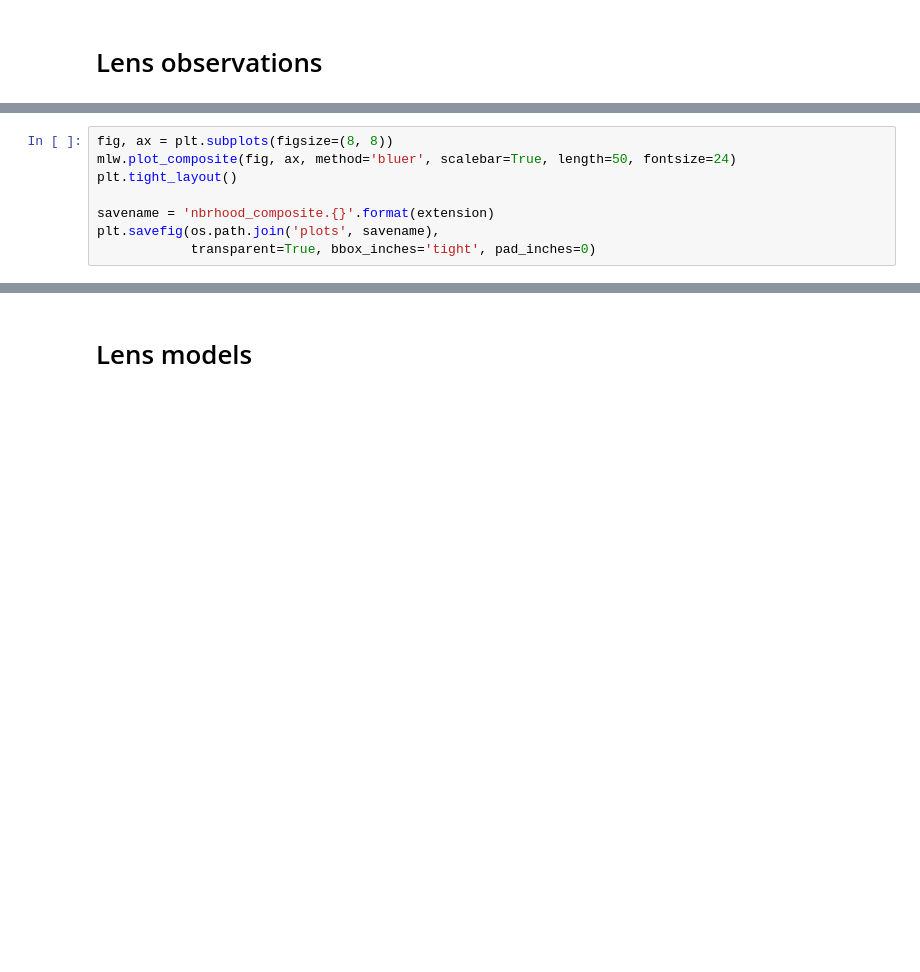
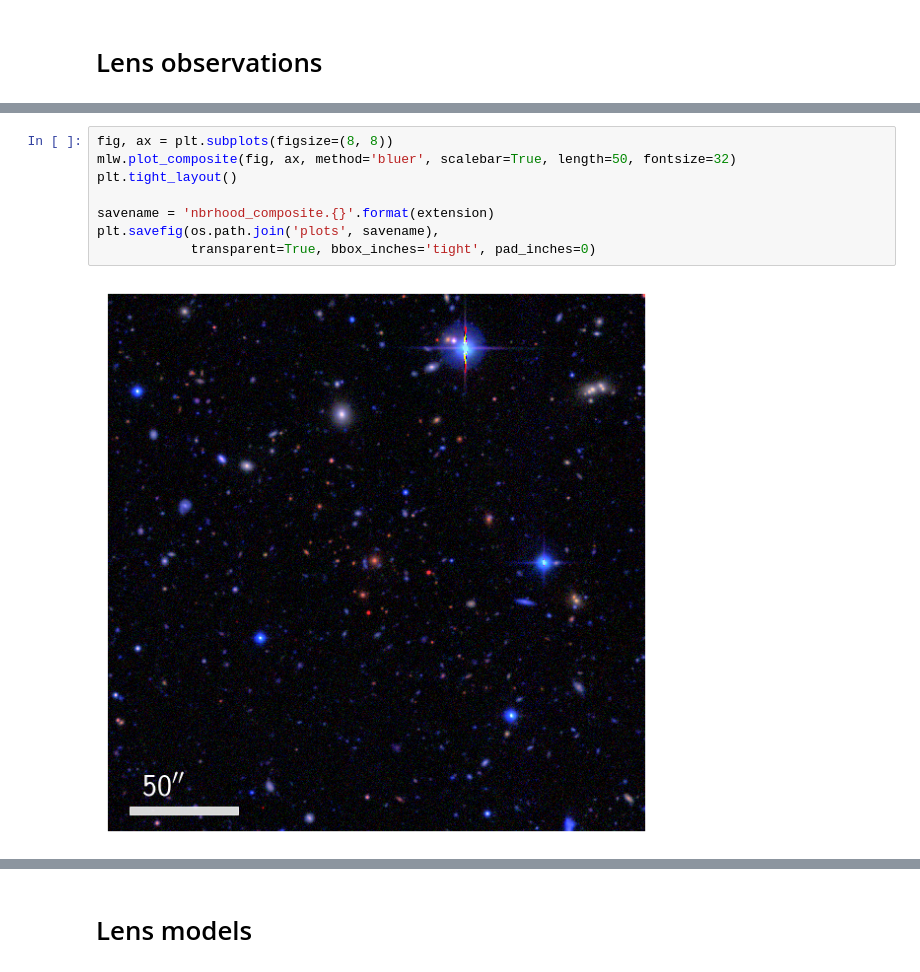
Before and after one commit to phdenzel/sw05, a Jupyter notebook: sw05.ipynb, the cells around one changed output, grey strips where cells are left out. Drawn from its saved outputs; the diff is of its cells as text; blank space fills up the shorter version.

```diff
--- a/sw05.ipynb
+++ b/sw05.ipynb
@@ -50,11 +91,13 @@ print(mlw.__v__)
 # %%
 fig, ax = plt.subplots(figsize=(8, 8))
-mlw.plot_composite(fig, ax, method='bluer', scalebar=True, length=50, fontsize=24)
+mlw.plot_composite(fig, ax, method='bluer', scalebar=True, length=50, fontsize=32)
 plt.tight_layout()
 
 savename = 'nbrhood_composite.{}'.format(extension)
 plt.savefig(os.path.join('plots', savename),
             transparent=True, bbox_inches='tight', pad_inches=0)
+# %% [output]
+[figure, added]
 # %%
 fig, ax = plt.subplots(figsize=(8, 8))
 
```
Also changed, not shown: parts of 40 cells of this notebook, 12 other files.
